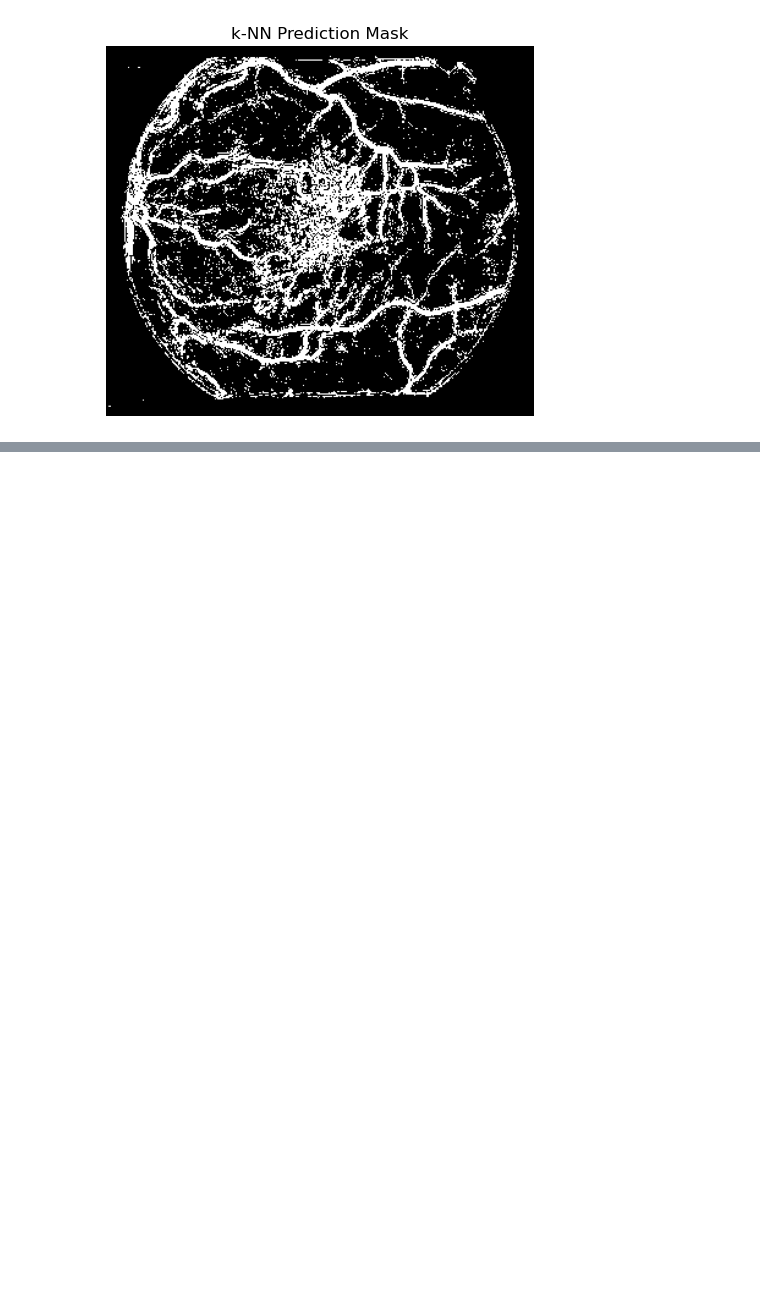
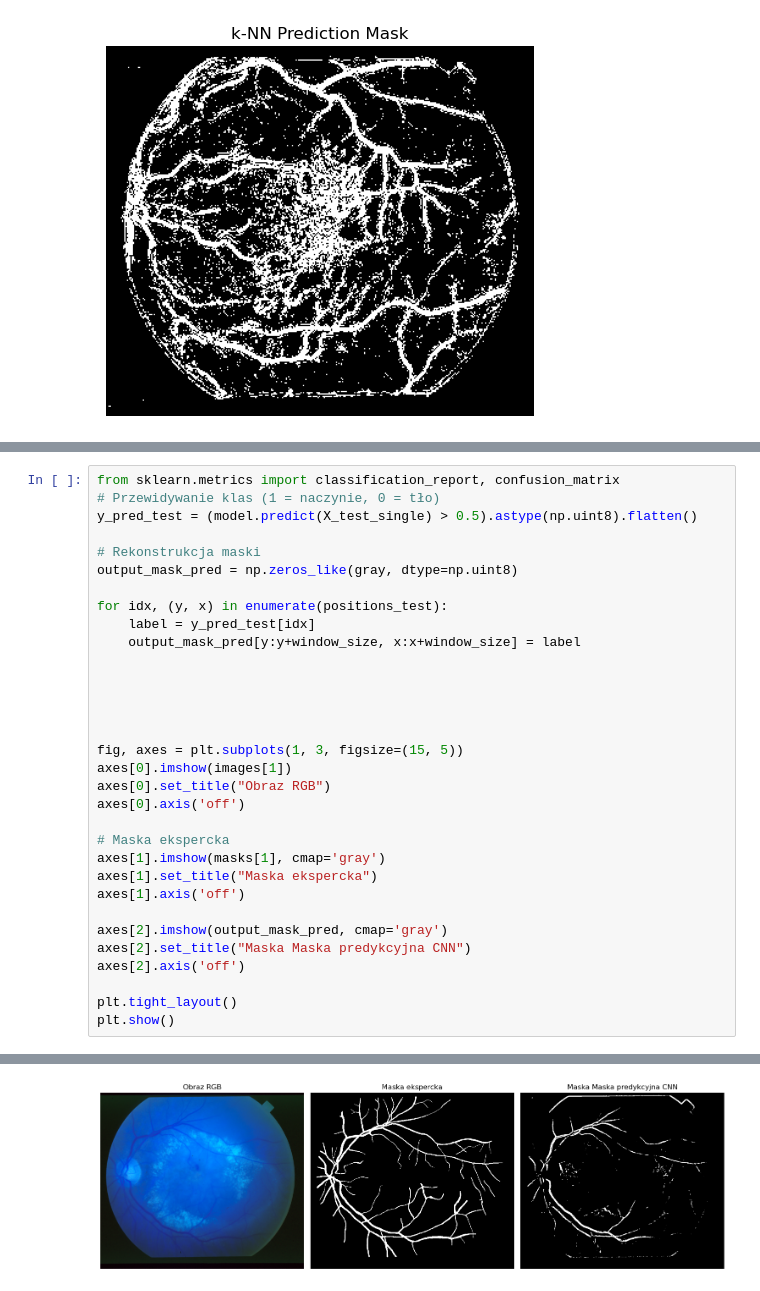
Before and after one commit to PMazi/Informatyka-w-Medycynie, a Jupyter notebook: main.ipynb, the cells around one changed output, grey strips where cells are left out. Cells and saved outputs as stored; diff of their text form; blank space fills up the shorter version.

```diff
--- a/main.ipynb
+++ b/main.ipynb
@@ -594,0 +596,33 @@ Test accuracy: 0.90
+# %%
+from sklearn.metrics import classification_report, confusion_matrix
+# Przewidywanie klas (1 = naczynie, 0 = tło)
+y_pred_test = (model.predict(X_test_single) > 0.5).astype(np.uint8).flatten()
+
+# Rekonstrukcja maski
+output_mask_pred = np.zeros_like(gray, dtype=np.uint8)
+
+for idx, (y, x) in enumerate(positions_test):
+    label = y_pred_test[idx]
+    output_mask_pred[y:y+window_size, x:x+window_size] = label
+
+
+
+
+
+fig, axes = plt.subplots(1, 3, figsize=(15, 5))
+axes[0].imshow(images[1])
+axes[0].set_title("Obraz RGB")
+axes[0].axis('off')
+
+# Maska ekspercka
+axes[1].imshow(masks[1], cmap='gray')
+axes[1].set_title("Maska ekspercka")
+axes[1].axis('off')
+
+axes[2].imshow(output_mask_pred, cmap='gray')
+axes[2].set_title("Maska Maska predykcyjna CNN")
+axes[2].axis('off')
+
+plt.tight_layout()
+plt.show()
+# %% [output]
@@ -594,0 +630 @@ Test accuracy: 0.90
+[figure, added]
```
Also changed, not shown: parts of 13 cells of this notebook.
